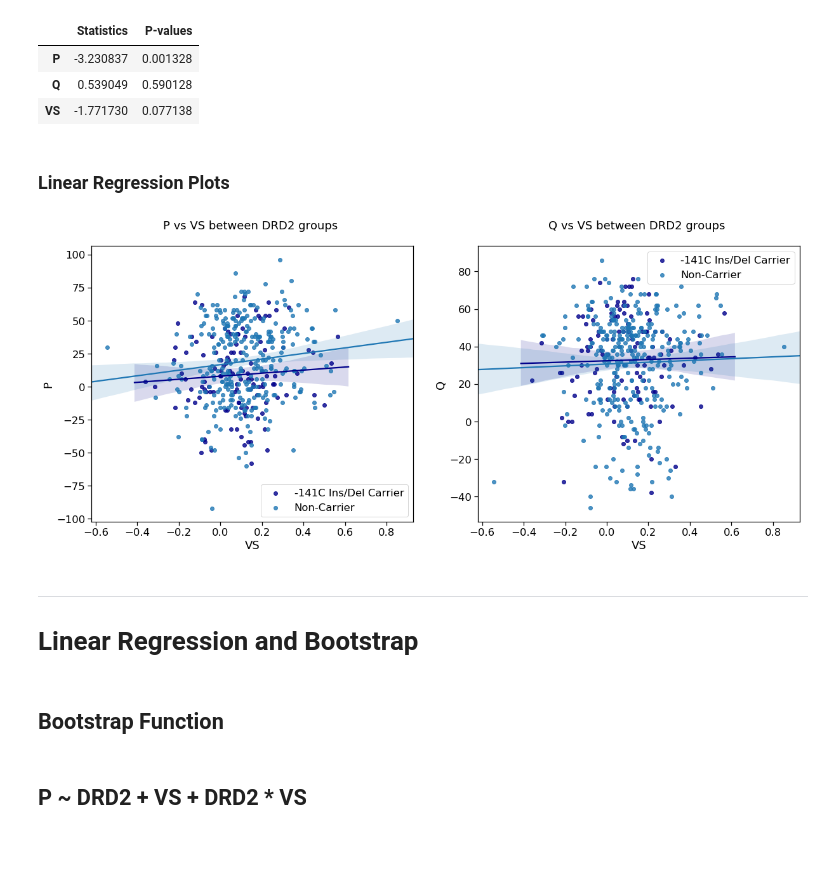
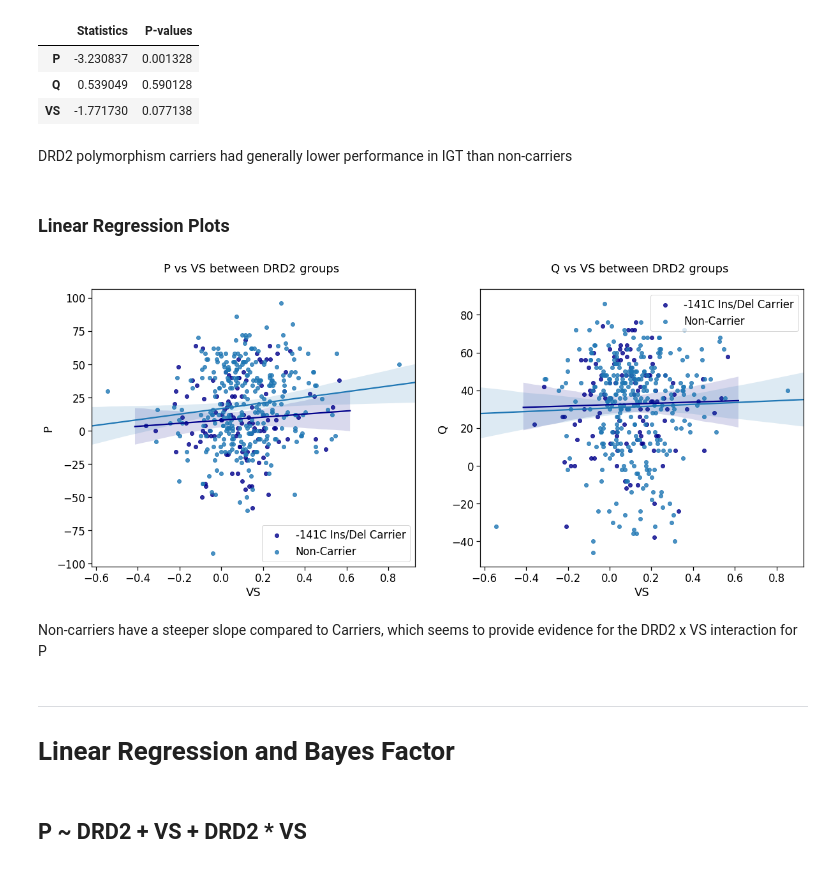
Before and after one commit to cbanuelos/DRD2_Abnormal_Learning, a Jupyter notebook: DataAnalysis_Condensed.ipynb, the cells around one changed output. Drawn from its saved outputs; the diff is of its cells as text; code cells hidden in the pictures.

```diff
--- a/DataAnalysis_Condensed.ipynb
+++ b/DataAnalysis_Condensed.ipynb
@@ -111,33 +144,37 @@ pd.DataFrame({'Statistics':t_test_results.statistic[0:], 'P-values':t_test_resul
 | P | -3.230837 | 0.001328 |
 | Q | 0.539049 | 0.590128 |
 | VS | -1.771730 | 0.077138 |
+# %% [markdown]
+DRD2 polymorphism carriers had generally lower performance in IGT than non-carriers
 # %% [markdown]
 ### Linear Regression Plots
 # %%
 # Configuring grid of plots
 fig = plt.figure()
 fig.subplots_adjust(hspace=0.4, wspace=0.2)
 fig.set_figheight(8)
 fig.set_figwidth(20)
 
 # P vs VS between DRD2 groups Scatter Plot
 ax = fig.add_subplot(1, 2, 1)
-scatter_P_low = sns.regplot(x='VS', y='P', data=low, label='-141C Ins/Del Carrier', color="darkblue", ax=ax).legend()
+scatter_P_low = sns.regplot(x='VS', y='P', data=low, label='-141C Ins/Del Carrier',
+                            color="darkblue", ax=ax).legend()
 scatter_P_normal = sns.regplot(x='VS', y='P', data=normal, label='Non-Carrier').legend()
 ax.set(title='P vs VS between DRD2 groups \n')
 
 # Q vs VS between DRD2 groups Scatter Plot
 ax = fig.add_subplot(1, 2, 2)
-scatter_Q_low = sns.regplot(x='VS', y='Q', data=low, label='-141C Ins/Del Carrier', color="darkblue", ax=ax).legend()
+scatter_Q_low = sns.regplot(x='VS', y='Q', data=low, label='-141C Ins/Del Carrier',
+                            color="darkblue", ax=ax).legend()
 scatter_Q_normal = sns.regplot(x='VS', y='Q', data=normal, label='Non-Carrier').legend()
 ax.set(title='Q vs VS between DRD2 groups \n')
 plt.show()
 # %% [output]
-[figure, old version]
+[figure, new version]
+# %% [markdown]
+Non-carriers have a steeper slope compared to Carriers, which seems to provide evidence for the DRD2 x VS interaction for P
 # %% [markdown]
 *****
 
 
-# Linear Regression and Bootstrap
+# Linear Regression and Bayes Factor
-# %% [markdown]
-## Bootstrap Function
```
Also changed, not shown: parts of 32 cells of this notebook, 2 other files.
